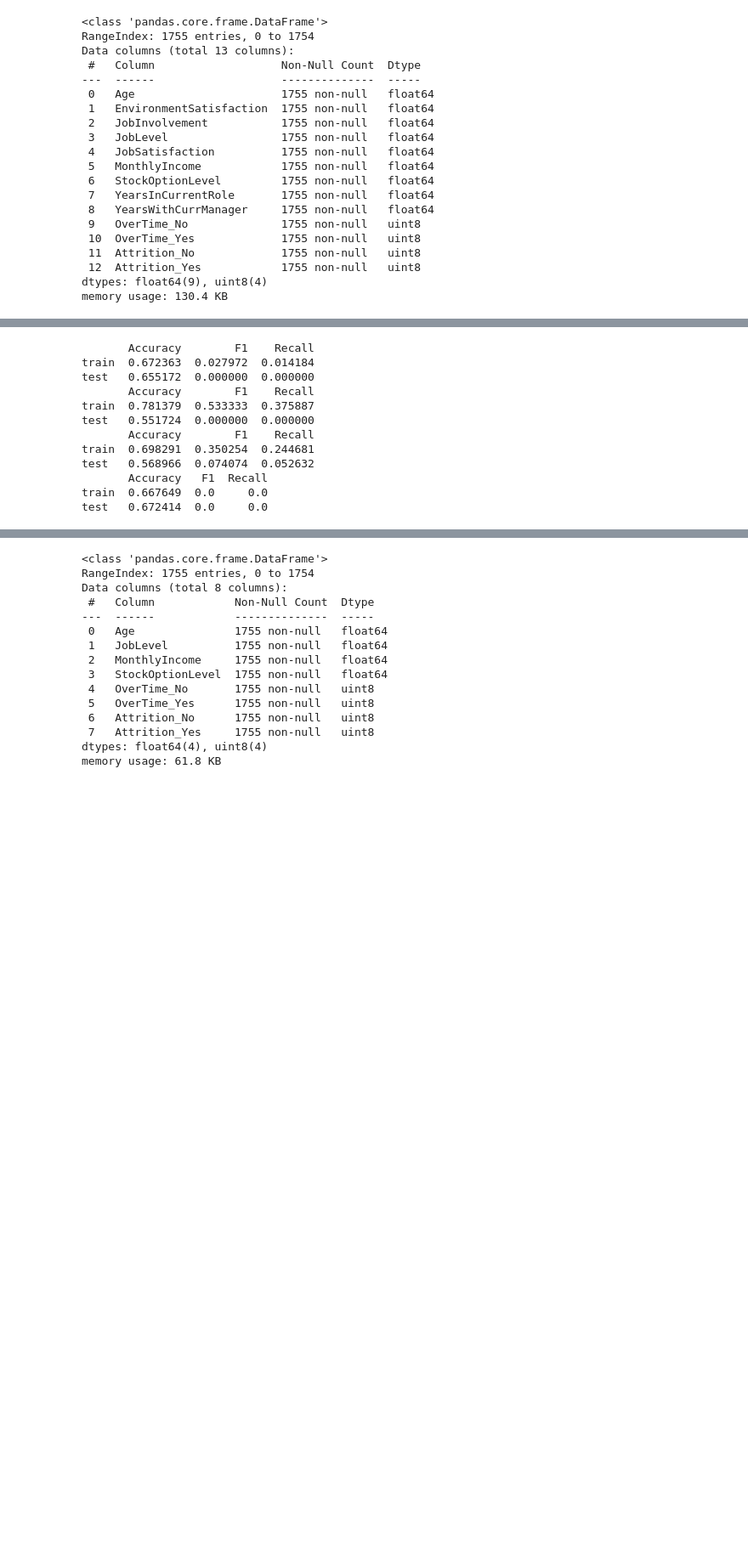
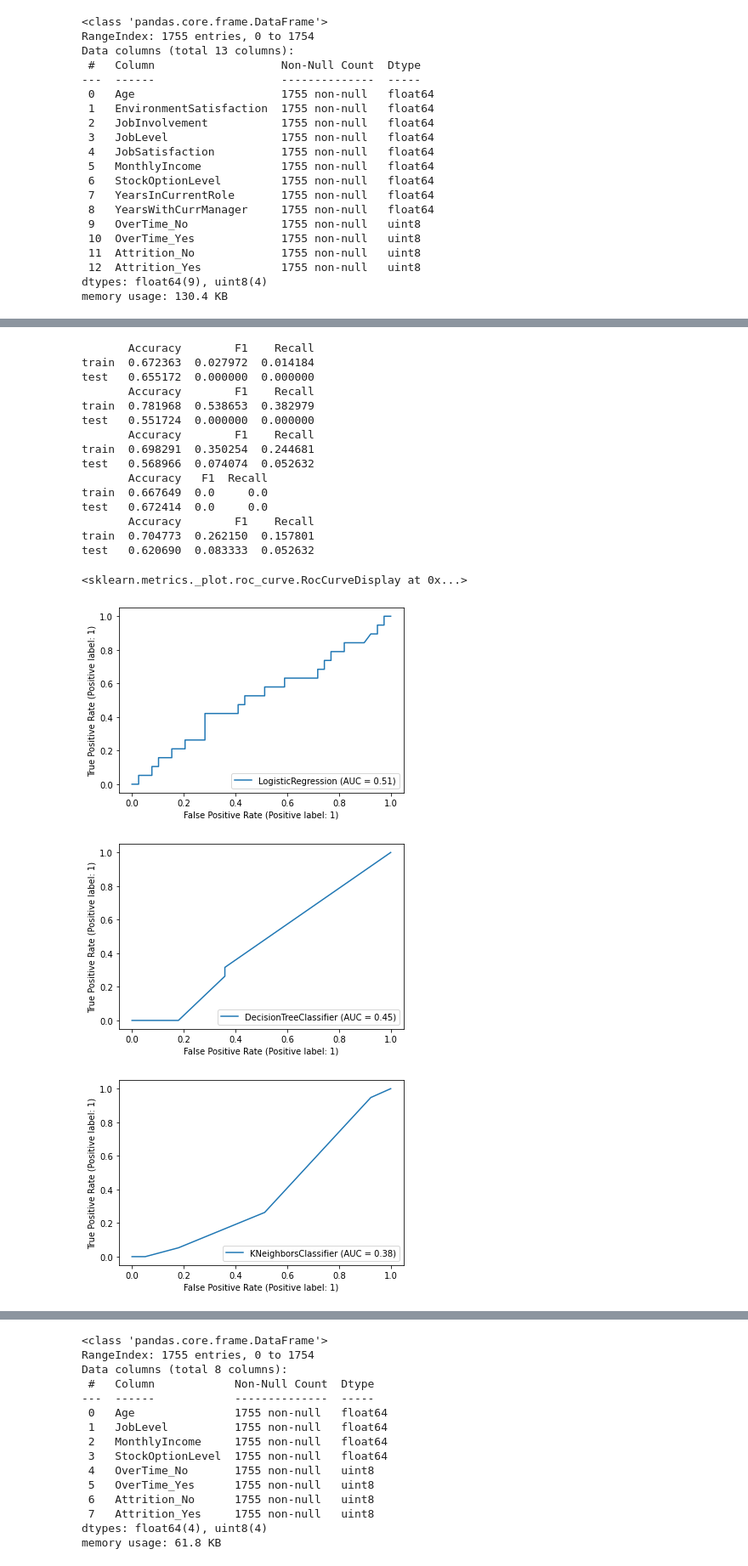
Before and after one commit to ewagaka/Job_Retention, a Jupyter notebook: Modele.ipynb, the cells around one changed output, grey strips where cells are left out. Shown at 85% size. Drawn from its saved outputs; the diff is of its cells as text; code cells hidden in the pictures; blank space fills up the shorter version.

```diff
--- a/Modele.ipynb
+++ b/Modele.ipynb
@@ -308,37 +351,54 @@ lr = LogisticRegression(max_iter=100000, random_state=42)
 lr.fit(X_train, y_train)
 
 print(calculate_metrics (X_train, X_test, y_train, y_test, lr))
+plot_roc_curve(lr, X_test, y_test)
 
 #decision tree
 clf = DecisionTreeClassifier(min_samples_split=4)
 clf.fit(X_train, y_train)
 
 print(calculate_metrics (X_train, X_test, y_train, y_test, clf))
+plot_roc_curve(clf, X_test, y_test)
 
 #knn
 from sklearn.neighbors import KNeighborsClassifier
 knn = KNeighborsClassifier(n_neighbors=5, metric='chebyshev')
 knn.fit(X_train, y_train)
 
 print(calculate_metrics (X_train, X_test, y_train, y_test, knn))
+plot_roc_curve(knn, X_test, y_test)
 
 #svm
 from sklearn.svm import SVC
 
 svm = SVC()
 svm.fit(X_train,y_train)
 
 print(calculate_metrics (X_train, X_test, y_train, y_test, svm))
+plot_roc_curve(svm, X_test, y_test)
+
+# random forest
+rfc = RandomForestClassifier(max_depth=6)
+rfc.fit(X_train, y_train)
+print(calculate_metrics (X_train, X_test, y_train, y_test, rfc))
+plot_roc_curve(rfc, X_test, y_test)
 # %% [output]
        Accuracy        F1    Recall
 train  0.672363  0.027972  0.014184
 test   0.655172  0.000000  0.000000
        Accuracy        F1    Recall
-train  0.781379  0.533333  0.375887
+train  0.781968  0.538653  0.382979
 test   0.551724  0.000000  0.000000
        Accuracy        F1    Recall
 train  0.698291  0.350254  0.244681
 test   0.568966  0.074074  0.052632
        Accuracy   F1  Recall
 train  0.667649  0.0     0.0
 test   0.672414  0.0     0.0
+       Accuracy        F1    Recall
+train  0.704773  0.262150  0.157801
+test   0.620690  0.083333  0.052632
+<sklearn.metrics._plot.roc_curve.RocCurveDisplay at 0x...>
+[figure, added]
+[figure, added]
+[figure, added]
```
Also changed, not shown: parts of 52 cells of this notebook.
